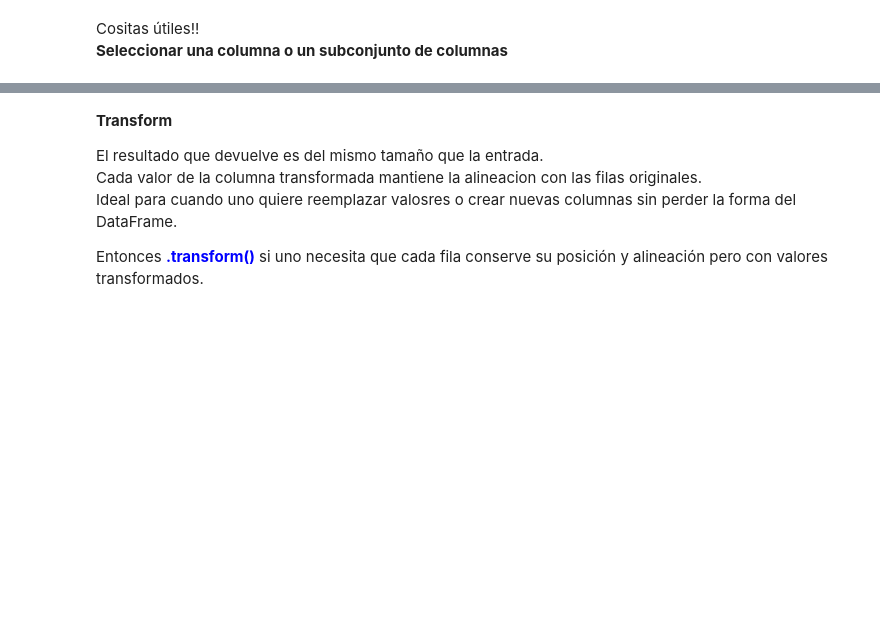
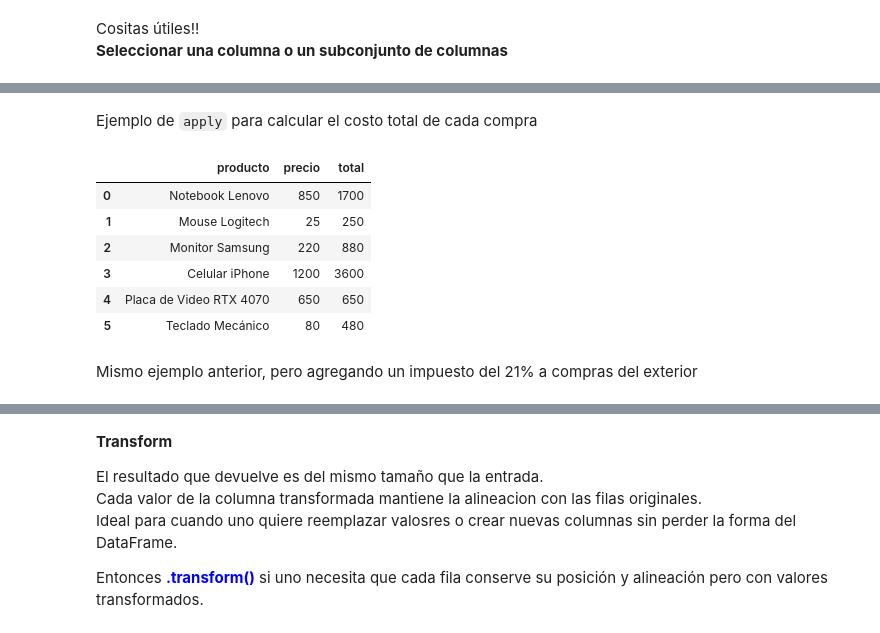
Before and after one commit to vicenadm04/lab1, a Jupyter notebook: Data Aggregation and Group Operations.ipynb, the cells around one changed output, grey strips where cells are left out. Cells and saved outputs as stored; diff of their text form; code cells hidden in the pictures; blank space fills up the shorter version.

```diff
--- a/Data Aggregation and Group Operations.ipynb
+++ b/Data Aggregation and Group Operations.ipynb
@@ -60,0 +243,17 @@ df.groupby(["Ciudad", "Categoria"])[["Edad"]].mean()
+# %% [markdown]
+Ejemplo de `apply` para calcular el costo total de cada compra
+# %%
+compras["total"] = compras.apply(
+    lambda fila: fila["precio"] * fila["cantidad"], axis=1
+)
+compras[["producto", "precio", "total"]]
+# %% [output]
+|  | producto | precio | total |
+| 0 | Notebook Lenovo | 850 | 1700 |
+| 1 | Mouse Logitech | 25 | 250 |
+| 2 | Monitor Samsung | 220 | 880 |
+| 3 | Celular iPhone | 1200 | 3600 |
+| 4 | Placa de Video RTX 4070 | 650 | 650 |
+| 5 | Teclado Mecánico | 80 | 480 |
+# %% [markdown]
+Mismo ejemplo anterior, pero agregando un impuesto del 21% a compras del exterior
```
Also changed, not shown: parts of 19 cells of this notebook.
